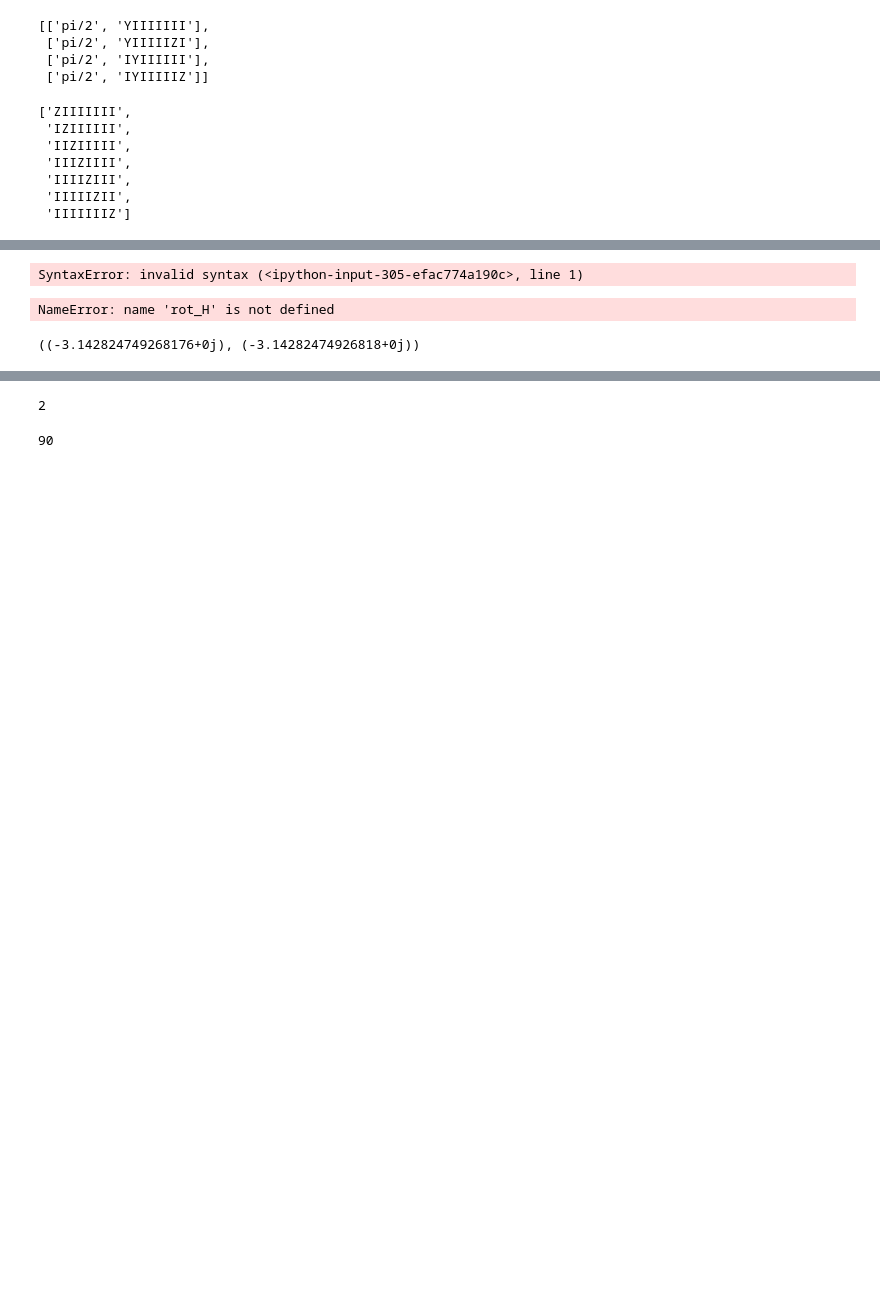
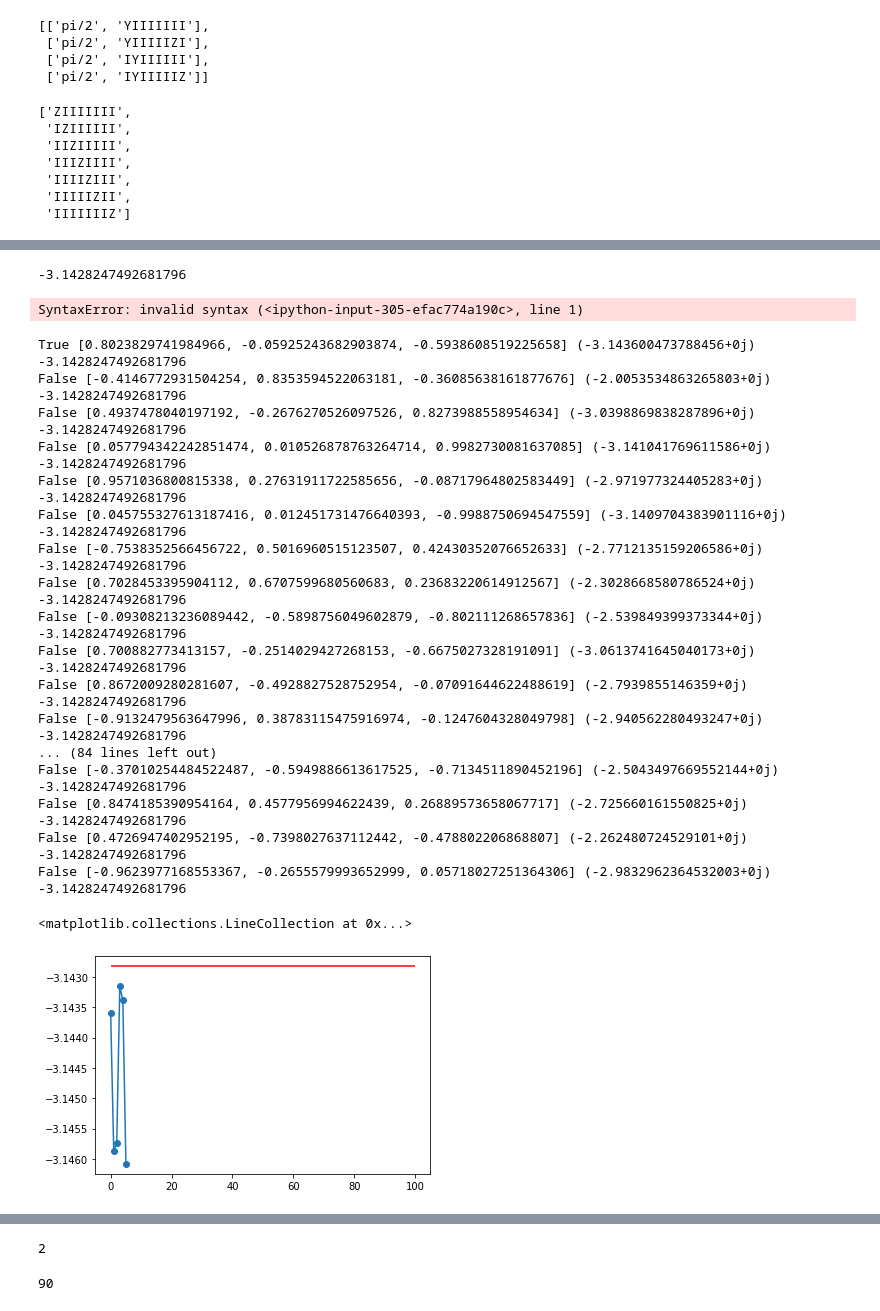
Before and after one commit to wmkirby1/CS-VQE, a Jupyter notebook: Epistemic State Sampling 2.ipynb, the cells around one changed output, grey strips where cells are left out. Drawn from its saved outputs; the diff is of its cells as text; code cells hidden in the pictures; blank space fills up the shorter version.

```diff
--- a/Epistemic State Sampling 2.ipynb
+++ b/Epistemic State Sampling 2.ipynb
@@ -722,3 +730,23 @@ rot_G
  'IIIIZIII',
  'IIIIIZII',
  'IIIIIIIZ']
+# %%
+from openfermion.linalg import LinearQubitOperator
+
+psi = add_eigenstate(r1=r1, r2=r2, theta=0, n=0, index=82, num_qubits=num_qubits)
+rot_psi = rotate_state(rotations, psi)
+rot_psi_conj = np.conjugate(rot_psi)
+
+#rot_ham = c.get_reduced_hamiltonians(ham,model,fn_form,ep_state,order=[0,1,2,3,4,5,6,7])[8]
+
+rot_ham, rot_ham_noncon, rot_ham_context = rotate_hamiltonian(rotations, ham, ham_noncon, ham_context)
+rot_ham_noncon_q = q_conv.dict_to_QubitOperator(rot_ham, num_qubits)
+
+#take expectation value algebraically
+rot_H = LinearQubitOperator(rot_ham_noncon_q, num_qubits)
+rot_H_psi = rot_H.matvec(rot_psi)
+rot_expect = rot_psi_conj.dot(rot_H_psi)
+
+print('<H> w.r.t. rotated simultaneous eigenstate:', rot_expect)
+print('Noncontextual approximation:', gs_noncon_energy)
+print('Expectation values match?', abs(rot_expect - gs_noncon_energy) < 10**-14) #sanity check - expectation values match?
@@ -825,3 +830,7 @@ Expectation values match? True
+# %%
+gs_noncon_energy
+# %% [output]
+-3.1428247492681796
 # %%
 (-3.14173689169366+0j) False [-0.6561365569846744, -0.006775889146723866, 0.029173298604223765, -0.7540476275164038], [82, 114, 66, 98]
 # %% [output]
@@ -829,38 +838,55 @@ SyntaxError: invalid syntax (<ipython-input-305-efac774a190c>, line 1)
 # %%
 #take expectation value algebraically
 from matplotlib import pyplot as plt
-shots=10
+shots=100
 
-H = LinearQubitOperator(ham_noncon_q, num_qubits)
-X=[random_vector(2) for i in range(shots)]
-indices = [82, 19]
+H = LinearQubitOperator(ham_q, num_qubits)
+indices = [82, 88, 98]
+X=[random_vector(len(indices)) for i in range(shots)]
 Y=[]
-
+success=[]
 #A_op = QubitOperator('Y0 Z1 Z2 Z3 Z4 Z5 Y6 Z7', r1) + QubitOperator('Z6', r2)
 #A = LinearQubitOperator(A_op, num_qubits)
 
-for p in X:
+for amps in X:
     psi = np.array([0 for i in range(2**num_qubits)], dtype=complex)
     for index, i in enumerate(indices):
-        psi += (p[index])*add_eigenstate(r1=r1, r2=r2, theta=0, n=0, index=i, num_qubits=num_qubits)
+        psi += (amps[index])*add_eigenstate(r1=r1, r2=r2, theta=0, n=0, index=i, num_qubits=num_qubits)
     psi_conj = np.conjugate(psi)
 
-    rot_H_psi = rot_H.matvec(rot_psi)
+    H_psi = H.matvec(psi)
     expect = psi_conj.dot(H_psi)
-    Y.append(expect)
-
+    print(expect<gs_noncon_energy, amps, expect, gs_noncon_energy)
+    if expect<gs_noncon_energy:
+        Y.append(expect)
+        success.append(amps)
     #Verify +1-eigenstate
-    A_psi = A.matvec(psi)
+    #A_psi = A.matvec(psi)
     #print(psi_conj.dot(A_psi))
 
-plt.plot(range(shots), Y)
-plt.hlines(gs_noncon_energy, 0, 10, color='r')
+plt.plot(range(len(Y)), Y)
+plt.scatter(range(len(Y)), Y)
+plt.hlines(gs_noncon_energy, 0, shots, color='r')
 #print('<H> w.r.t. simultaneous eigenstate:', expect)
 #print('Noncontextual approximation:', gs_noncon_energy)
 #print('Expectation values match?', abs(expect - gs_noncon_energy) < 10**-12) #sanity check - expectation values match?
 # %% [output]
-NameError: name 'rot_H' is not defined
+True [0.8023829741984966, -0.05925243682903874, -0.5938608519225658] (-3.143600473788456+0j) -3.1428247492681796
+False [-0.4146772931504254, 0.8353594522063181, -0.36085638161877676] (-2.0053534863265803+0j) -3.1428247492681796
+False [0.4937478040197192, -0.2676270526097526, 0.8273988558954634] (-3.0398869838287896+0j) -3.1428247492681796
+False [0.057794342242851474, 0.010526878763264714, 0.9982730081637085] (-3.141041769611586+0j) -3.1428247492681796
+False [0.9571036800815338, 0.27631911722585656, -0.08717964802583449] (-2.971977324405283+0j) -3.1428247492681796
+False [0.045755327613187416, 0.012451731476640393, -0.9988750694547559] (-3.1409704383901116+0j) -3.1428247492681796
+False [-0.7538352566456722, 0.5016960515123507, 0.42430352076652633] (-2.7712135159206586+0j) -3.1428247492681796
+False [0.7028453395904112, 0.6707599680560683, 0.23683220614912567] (-2.3028668580786524+0j) -3.1428247492681796
+False [-0.09308213236089442, -0.5898756049602879, -0.802111268657836] (-2.539849399373344+0j) -3.1428247492681796
+False [0.700882773413157, -0.2514029427268153, -0.6675027328191091] (-3.0613741645040173+0j) -3.1428247492681796
+False [0.8672009280281607, -0.4928827528752954, -0.07091644622488619] (-2.7939855146359+0j) -3.1428247492681796
+False [-0.9132479563647996, 0.38783115475916974, -0.1247604328049798] (-2.940562280493247+0j) -3.1428247492681796
+... (84 lines left out)
+False [-0.37010254484522487, -0.5949886613617525, -0.7134511890452196] (-2.5043497669552144+0j) -3.1428247492681796
+False [0.8474185390954164, 0.4577956994622439, 0.26889573658067717] (-2.725660161550825+0j) -3.1428247492681796
+False [0.4726947402952195, -0.7398027637112442, -0.478802206868807] (-2.262480724529101+0j) -3.1428247492681796
+False [-0.9623977168553367, -0.2655579993652999, 0.05718027251364306] (-2.9832962364532003+0j) -3.1428247492681796
+<matplotlib.collections.LineCollection at 0x...>
+[figure, added]
-# %%
-rot_psi.dot(rot_H.matvec(rot_psi)), psi.dot(H.matvec(psi))
-# %% [output]
-((-3.142824749268176+0j), (-3.14282474926818+0j))
```
Also changed, not shown: parts of 29 cells of this notebook.
